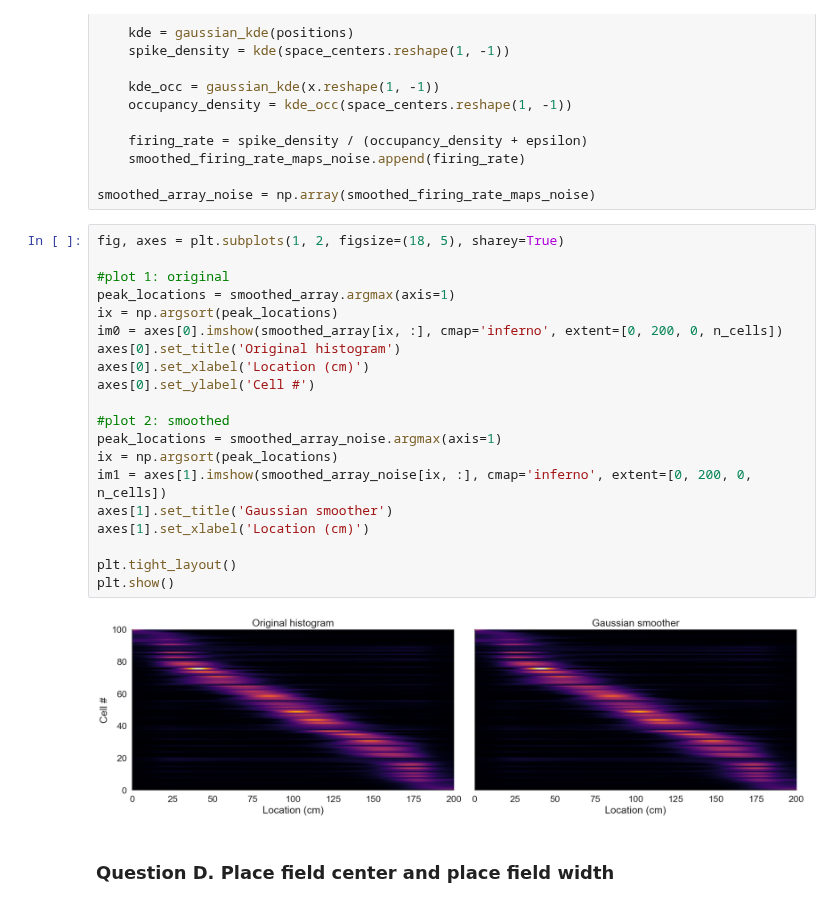
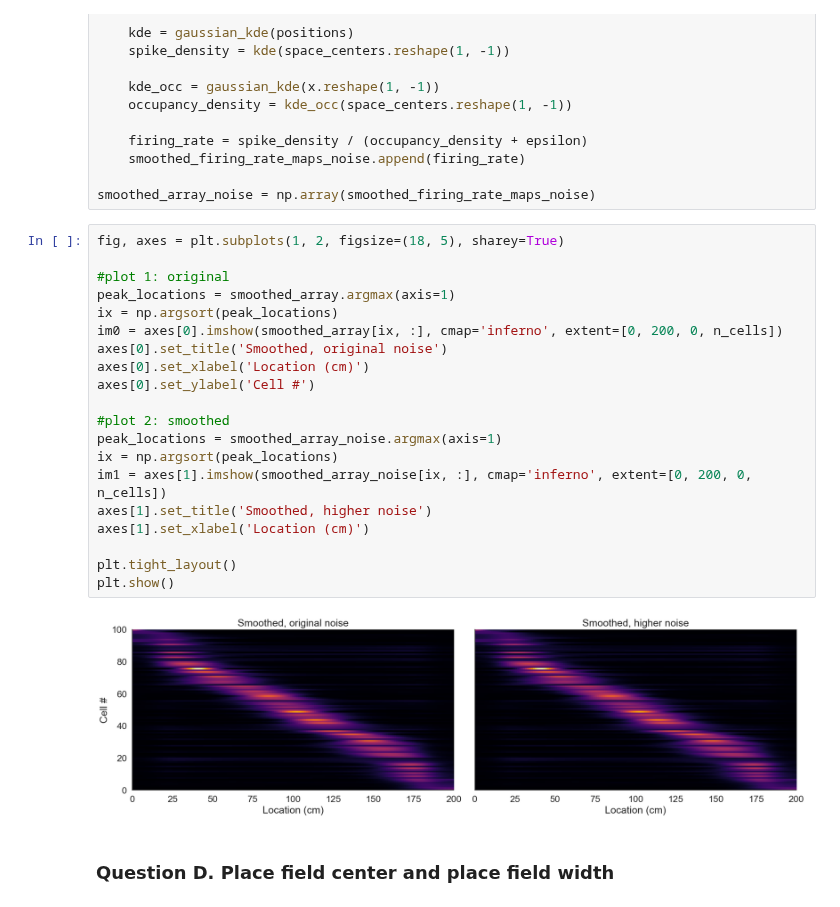
Before and after one commit to EvaMare/Neuro_Analysis, a Jupyter notebook: 2-single-cell-analysis-master/01-tuning-curves/Module_2a_exercises.ipynb, the cells around one changed output. Drawn from its saved outputs; the diff is of its cells as text.

```diff
--- a/2-single-cell-analysis-master/01-tuning-curves/Module_2a_exercises.ipynb
+++ b/2-single-cell-analysis-master/01-tuning-curves/Module_2a_exercises.ipynb
@@ -318,25 +318,25 @@ smoothed_array_noise = np.array(smoothed_firing_rate_maps_noise)
 # %%
 fig, axes = plt.subplots(1, 2, figsize=(18, 5), sharey=True)
 
 #plot 1: original
 peak_locations = smoothed_array.argmax(axis=1)
 ix = np.argsort(peak_locations)
 im0 = axes[0].imshow(smoothed_array[ix, :], cmap='inferno', extent=[0, 200, 0, n_cells])
-axes[0].set_title('Original histogram')
+axes[0].set_title('Smoothed, original noise')
 axes[0].set_xlabel('Location (cm)')
 axes[0].set_ylabel('Cell #')
 
 #plot 2: smoothed
 peak_locations = smoothed_array_noise.argmax(axis=1)
 ix = np.argsort(peak_locations)
 im1 = axes[1].imshow(smoothed_array_noise[ix, :], cmap='inferno', extent=[0, 200, 0, n_cells])
-axes[1].set_title('Gaussian smoother')
+axes[1].set_title('Smoothed, higher noise')
 axes[1].set_xlabel('Location (cm)')
 
 plt.tight_layout()
 plt.show()
 # %% [output]
-[figure, old version]
+[figure, new version]
 # %% [markdown]
 ### Question D. Place field center and place field width
 # %% [markdown]
```
Also changed, not shown: parts of 3 cells of this notebook.
